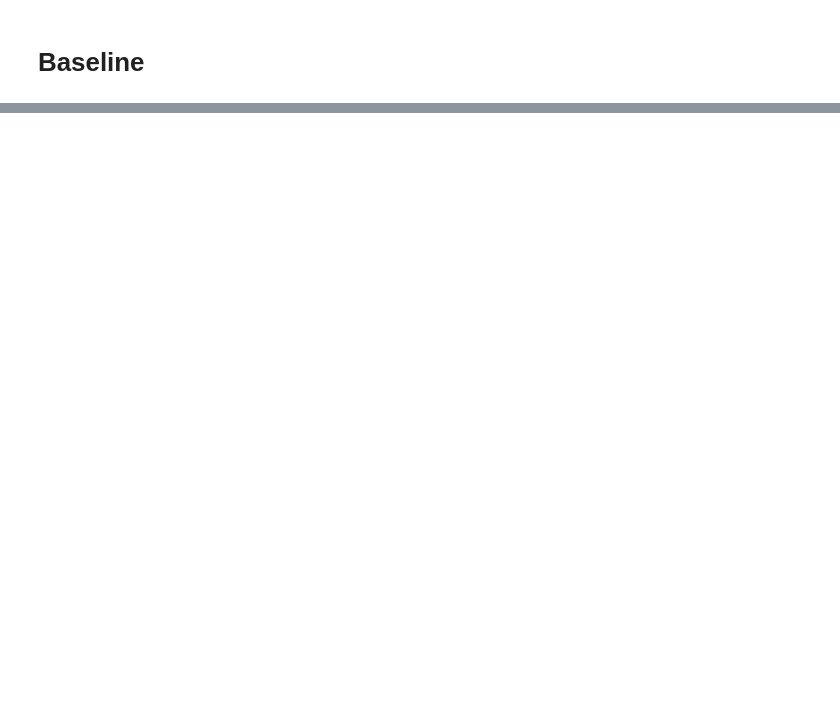
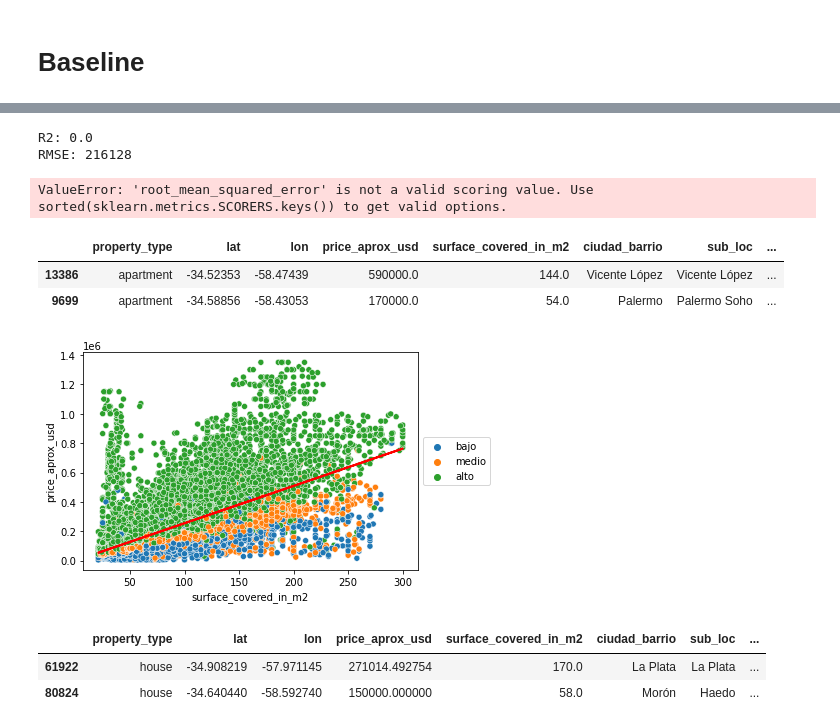
Before and after one commit to soledadh/limpieza_dataset_inmobiliario, a Jupyter notebook: regression.ipynb, the cells around one changed output, grey strips where cells are left out. Cells and saved outputs as stored; diff of their text form; code cells hidden in the pictures; blank space fills up the shorter version.

```diff
--- a/regression.ipynb
+++ b/regression.ipynb
@@ -31,11 +31,3 @@ df['segmento_precio_m2_ordinal'] = pd.qcut(df.precio_m2, 10, labels=  [1,2,3,4,5
 from sklearn import linear_model
 from sklearn.metrics import mean_squared_error, r2_score
 from sklearn.model_selection import train_test_split
-# %%
-X = df[['surface_covered_in_m2']]
-y = df.price_aprox_usd
-
-X_train, X_test, y_train, y_test = train_test_split(X, y)
-# %%
-lm = linear_model.LinearRegression()
-model = lm.fit(X_train, y_train)
@@ -510,13 +33,0 @@ See the caveats in the documentation: https://pandas.pydata.org/pandas-docs/stab
-# %%
-X = df_ph[['surface_covered_in_m2']]
-y = df_ph.price_aprox_usd
-
-X_train, X_test, y_train, y_test = train_test_split(X, y, random_state= 7)
-
-lm = linear_model.LinearRegression()
-model = lm.fit(X_train, y_train)
-
-predictions = lm.predict(X_test)
-
-RMSE_ph = mean_squared_error(y_test, predictions, squared= False)
-RMSE_ph
@@ -565,0 +68,5 @@ df_depto.to_csv('df_depto.csv')
+# %%
+r2_mean, RMSE_mean = error(price_mean, df.price_aprox_usd)
+# %% [output]
+R2: 0.0
+RMSE: 216128
@@ -565,0 +75,42 @@ df_depto.to_csv('df_depto.csv')
+# %%
+def reg_lineal_simple(data, feature):
+
+    X = data[[feature]]
+    y = data.price_aprox_usd
+
+    X_train, X_test, y_train, y_test = train_test_split(X, y, random_state= 7)
+
+    lm = linear_model.LinearRegression()
+    model = lm.fit(X, y)
+
+    predictions = lm.predict(X_test)
+
+    cv = cross_validate(estimator=linear_model.LinearRegression(), X=X_train, y=y_train, scoring = ['neg_root_mean_squared_error', 'r2'], cv=3)
+
+    sns.scatterplot(data=data, x=feature, y="price_aprox_usd", hue= 'segmento_precio_m2')
+    plt.plot(X_train, model.predict(X_train), color='red', linewidth=2)
+    plt.legend(loc='center left', bbox_to_anchor=(1, 0.5))
+
+    return cv
+# %%
+cv_tot = reg_lineal_simple(df, 'surface_covered_in_m2')
+# %% [output]
+ValueError: 'root_mean_squared_error' is not a valid scoring value. Use sorted(sklearn.metrics.SCORERS.keys()) to get valid options.
+# %%
+df_depto = df[df.property_type == 'apartment']
+df_depto.sample(2)
+# %% [output]
+|  | property_type | lat | lon | price_aprox_usd | surface_covered_in_m2 | ciudad_barrio | sub_loc | ... |
+| 13386 | apartment | -34.52353 | -58.47439 | 590000.0 | 144.0 | Vicente López | Vicente López | ... |
+| 9699 | apartment | -34.58856 | -58.43053 | 170000.0 | 54.0 | Palermo | Palermo Soho | ... |
+# %%
+cv_depto=reg_lineal_simple(df_depto, 'surface_covered_in_m2')
+# %% [output]
+[figure, added]
+# %%
+df_casa = df[df.property_type == 'house']
+df_casa.sample(2)
+# %% [output]
+|  | property_type | lat | lon | price_aprox_usd | surface_covered_in_m2 | ciudad_barrio | sub_loc | ... |
+| 61922 | house | -34.908219 | -57.971145 | 271014.492754 | 170.0 | La Plata | La Plata | ... |
+| 80824 | house | -34.640440 | -58.592740 | 150000.000000 | 58.0 | Morón | Haedo | ... |
```
Also changed, not shown: parts of 84 cells of this notebook.
